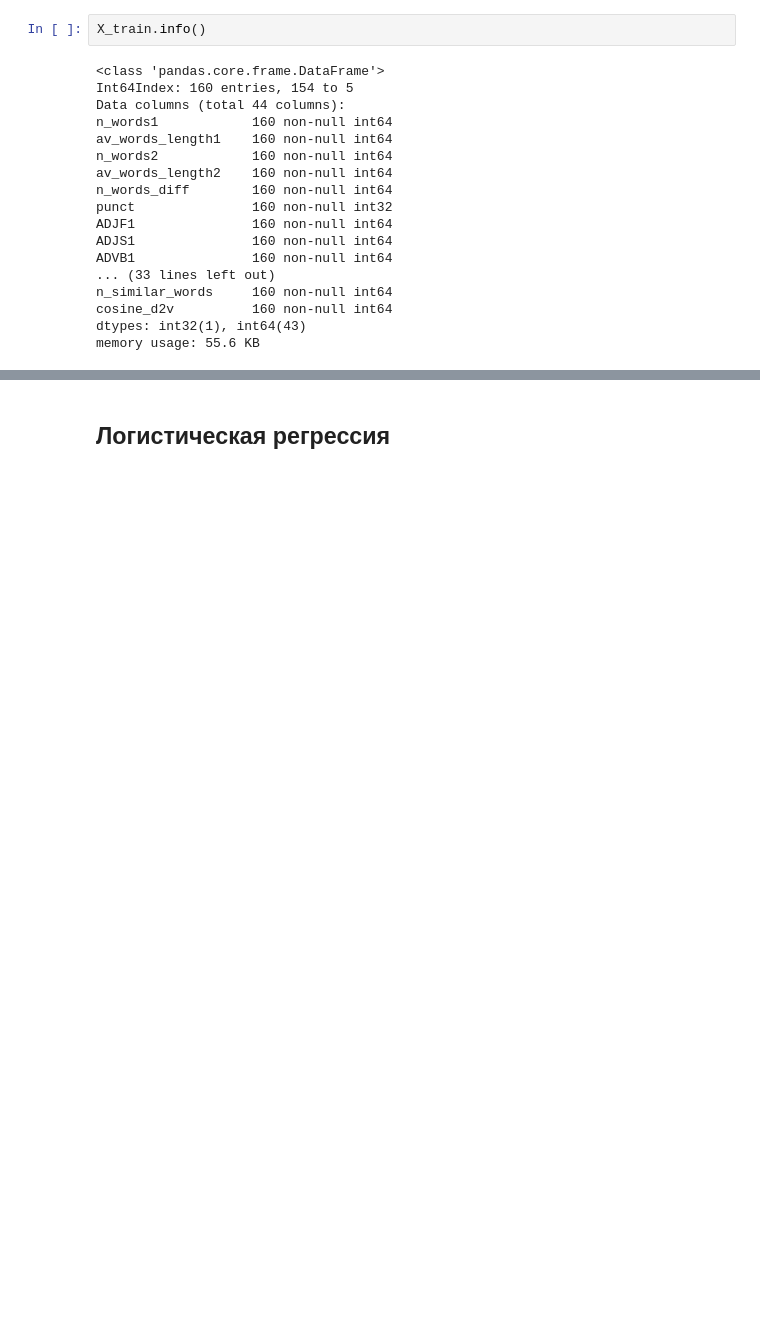
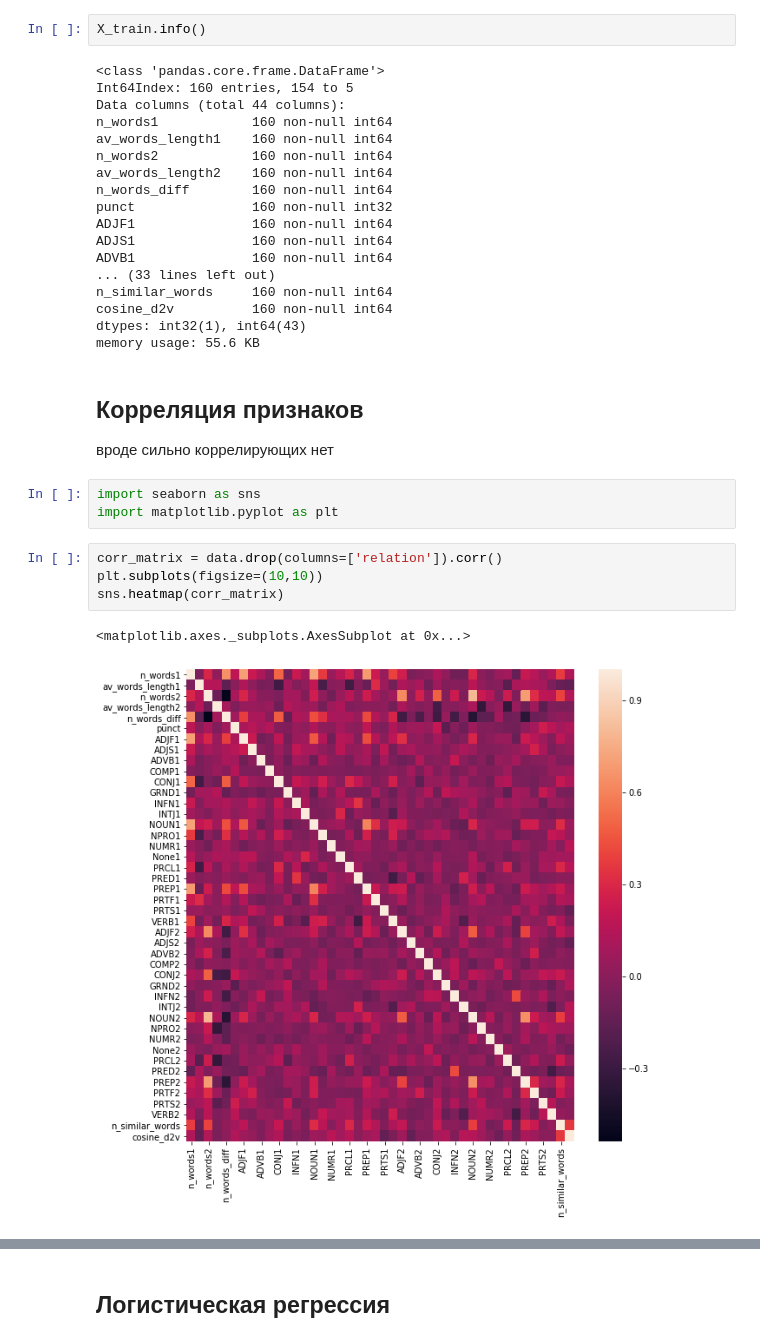
Before and after one commit to polyankaglade/ImpDiscRel, a Jupyter notebook: features_and_models.ipynb, the cells around one changed output, grey strips where cells are left out. Saved outputs shown, nothing was run; the diff lists cells and outputs as text; blank space fills up the shorter version.

```diff
--- a/features_and_models.ipynb
+++ b/features_and_models.ipynb
@@ -326,3 +357,17 @@ n_similar_words     160 non-null int64
 cosine_d2v          160 non-null int64
 dtypes: int32(1), int64(43)
 memory usage: 55.6 KB
+# %% [markdown]
+## Корреляция признаков
+
+вроде сильно коррелирующих нет
+# %%
+import seaborn as sns
+import matplotlib.pyplot as plt
+# %%
+corr_matrix = data.drop(columns=['relation']).corr()
+plt.subplots(figsize=(10,10))
+sns.heatmap(corr_matrix)
+# %% [output]
+<matplotlib.axes._subplots.AxesSubplot at 0x...>
+[figure, added]
```
Also changed, not shown: parts of 13 cells of this notebook.
